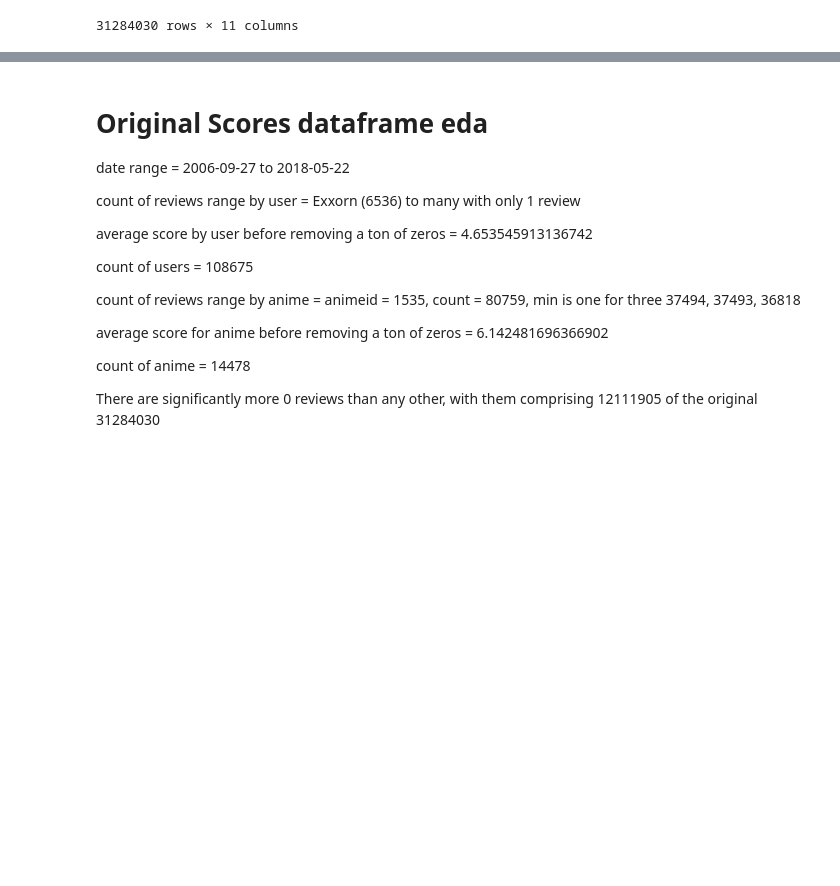
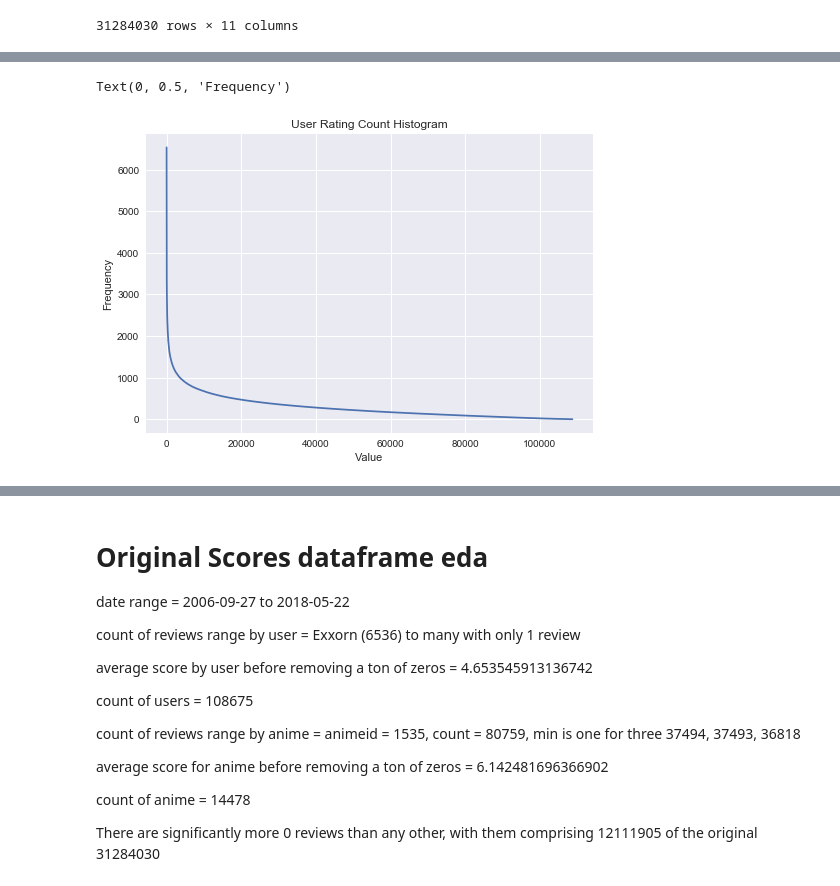
Before and after one commit to Jameshskelton/Anime_Recommender, a Jupyter notebook: myanimelist/EDA-myanimelist.ipynb, the cells around one changed output, grey strips where cells are left out. Saved outputs shown, nothing was run; the diff lists cells and outputs as text; code cells hidden in the pictures; blank space fills up the shorter version.

```diff
--- a/myanimelist/EDA-myanimelist.ipynb
+++ b/myanimelist/EDA-myanimelist.ipynb
@@ -104,0 +147,6 @@ memory usage: 2.6+ GB
+# %%
+userlist = pd.read_csv('userlist.csv')
+userlist = userlist[['username', 'user_id']]
+ratings_user = ratings_user.merge(userlist, on = 'username')
+
+ratings_user
@@ -104,0 +175,12 @@ memory usage: 2.6+ GB
+# %%
+# ratings_user = scoresdf.groupby("username").count()
+
+fig, ax = plt.subplots()
+plt.plot(range(108709),ratings_user.anime_id.sort_values(ascending = False))
+plt.title("User Rating Count Histogram")
+plt.xlabel("Value")
+plt.ylabel("Frequency")
+# # plt.show()
+# %% [output]
+Text(0, 0.5, 'Frequency')
+[figure, added]
```
Also changed, not shown: parts of 47 cells of this notebook, 1 other file.
